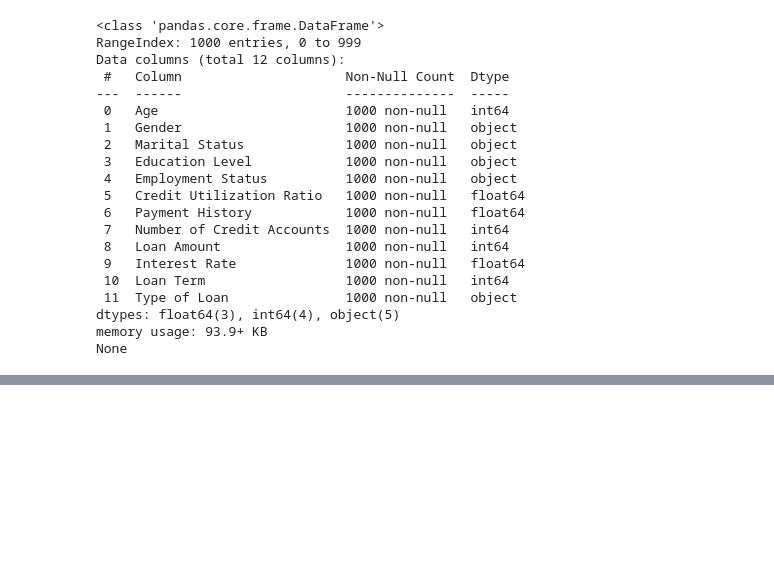
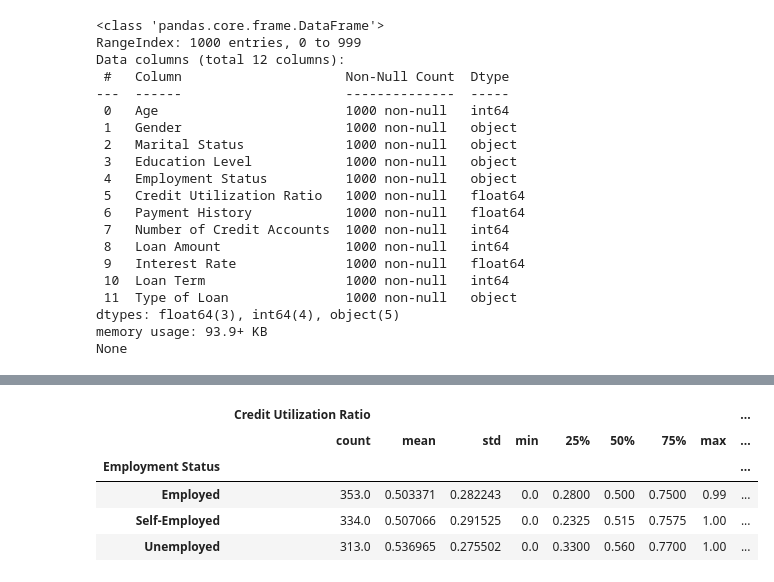
Before and after one commit to Ranu75/Data-Science-project, a Jupyter notebook: Finance/credit_scoring.ipynb, the cells around one changed output, grey strips where cells are left out. Cells and saved outputs as stored; diff of their text form; code cells hidden in the pictures; blank space fills up the shorter version.

```diff
--- a/Finance/credit_scoring.ipynb
+++ b/Finance/credit_scoring.ipynb
@@ -98,0 +103,14 @@ sns.heatmap(interest_features_data.corr())
+# %%
+## Calcul des statistiques sur les comptes de crédits et de quantités de prêt par statut
+data_credit_scoring.groupby("Employment Status")[['Credit Utilization Ratio',
+                   'Payment History',
+                   'Number of Credit Accounts',
+                   'Loan Amount', 'Interest Rate',
+                   'Loan Term']].describe()
+# %% [output]
+|  | Credit Utilization Ratio |  |  |  |  |  |  |  | ... |
+|  | count | mean | std | min | 25% | 50% | 75% | max | ... |
+| Employment Status |  |  |  |  |  |  |  |  | ... |
+| Employed | 353.0 | 0.503371 | 0.282243 | 0.0 | 0.2800 | 0.500 | 0.7500 | 0.99 | ... |
+| Self-Employed | 334.0 | 0.507066 | 0.291525 | 0.0 | 0.2325 | 0.515 | 0.7575 | 1.00 | ... |
+| Unemployed | 313.0 | 0.536965 | 0.275502 | 0.0 | 0.3300 | 0.560 | 0.7700 | 1.00 | ... |
```
Also changed, not shown: parts of 10 cells of this notebook.
